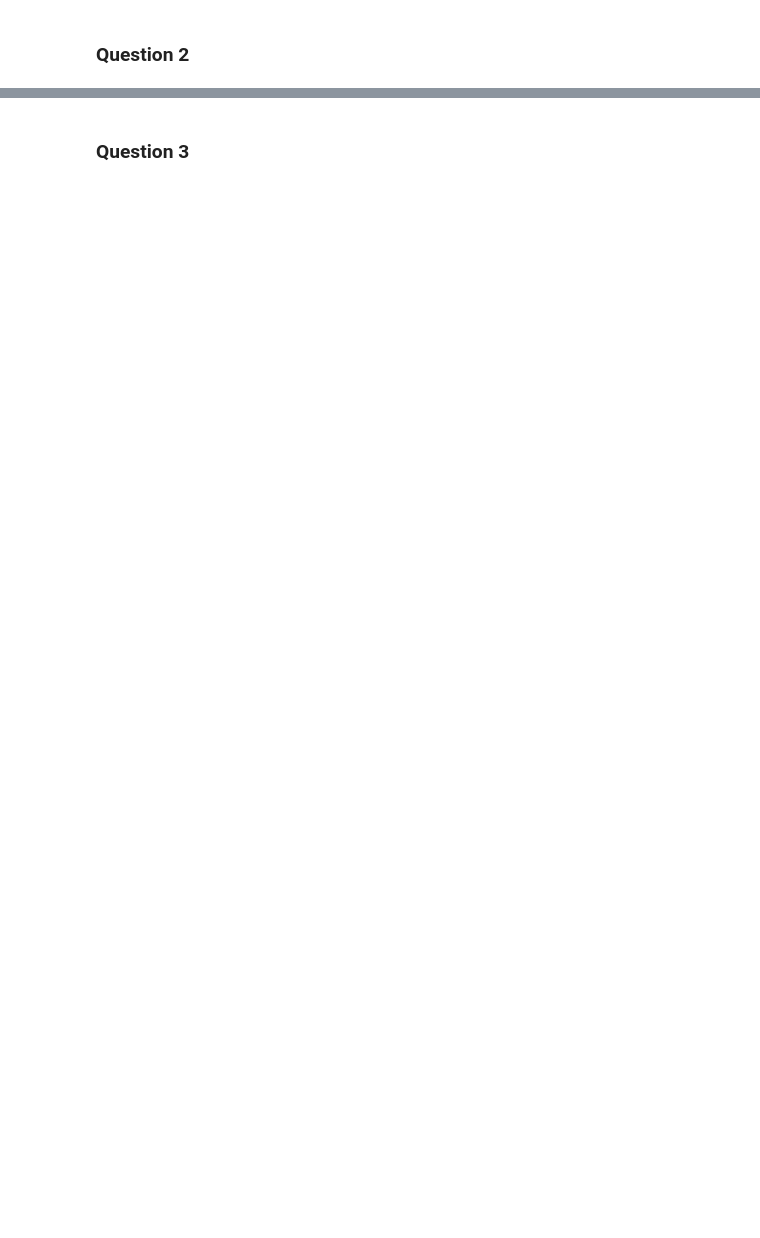
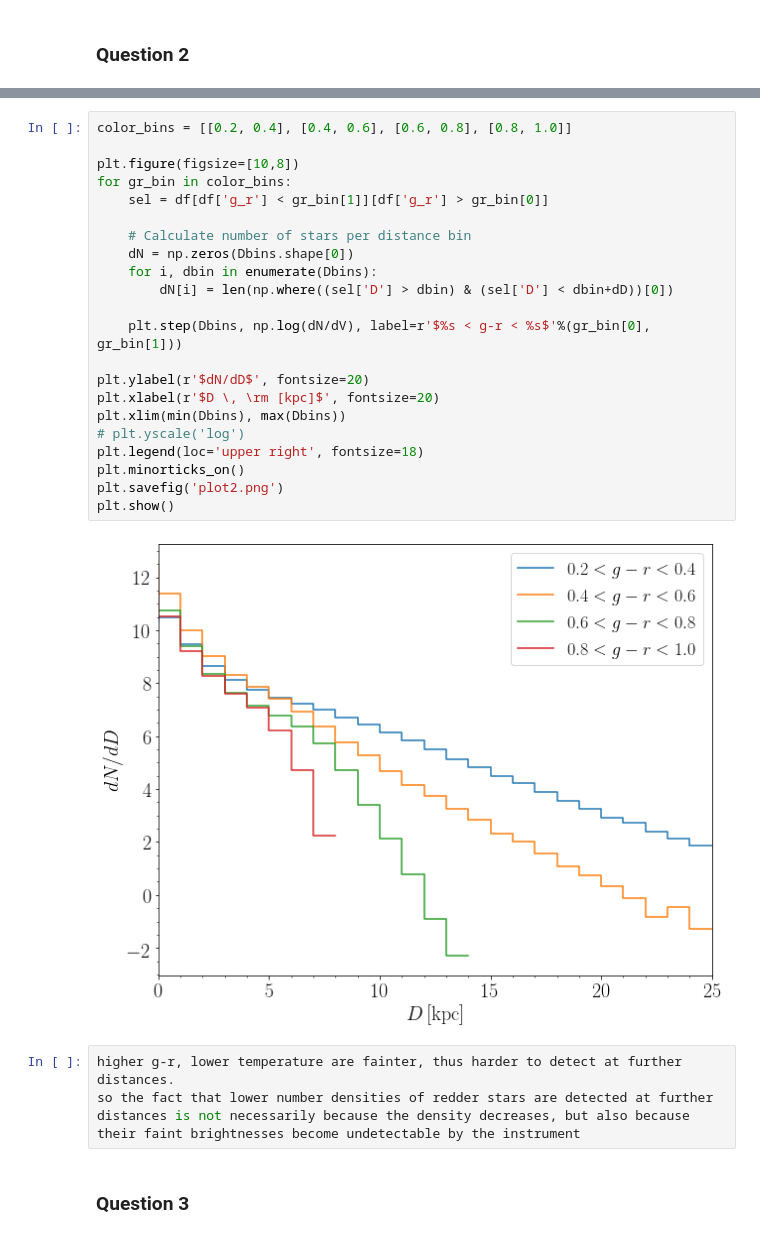
Before and after one commit to jbirky/astr-511-w21, a Jupyter notebook: homeworks/solution1.ipynb, the cells around one changed output, grey strips where cells are left out. Saved outputs shown, nothing was run; the diff lists cells and outputs as text; blank space fills up the shorter version.

```diff
--- a/homeworks/solution1.ipynb
+++ b/homeworks/solution1.ipynb
@@ -113,5 +127,32 @@ plt.savefig('plot1.png')
 plt.show()
 # %% [output]
 [figure]
+# %%
+color_bins = [[0.2, 0.4], [0.4, 0.6], [0.6, 0.8], [0.8, 1.0]]
+
+plt.figure(figsize=[10,8])
+for gr_bin in color_bins:
+    sel = df[df['g_r'] < gr_bin[1]][df['g_r'] > gr_bin[0]]
+
+    # Calculate number of stars per distance bin
+    dN = np.zeros(Dbins.shape[0])
+    for i, dbin in enumerate(Dbins):
+        dN[i] = len(np.where((sel['D'] > dbin) & (sel['D'] < dbin+dD))[0])
+
+    plt.step(Dbins, np.log(dN/dV), label=r'$%s < g-r < %s$'%(gr_bin[0], gr_bin[1]))
+
+plt.ylabel(r'$dN/dD$', fontsize=20)
+plt.xlabel(r'$D \, \rm [kpc]$', fontsize=20)
+plt.xlim(min(Dbins), max(Dbins))
+# plt.yscale('log')
+plt.legend(loc='upper right', fontsize=18)
+plt.minorticks_on()
+plt.savefig('plot2.png')
+plt.show()
+# %% [output]
+[figure, added]
+# %%
+higher g-r, lower temperature are fainter, thus harder to detect at further distances.
+so the fact that lower number densities of redder stars are detected at further distances is not necessarily because the density decreases, but also because their faint brightnesses become undetectable by the instrument
 # %% [markdown]
 ### Question 3
```
Also changed, not shown: parts of 17 cells of this notebook.
